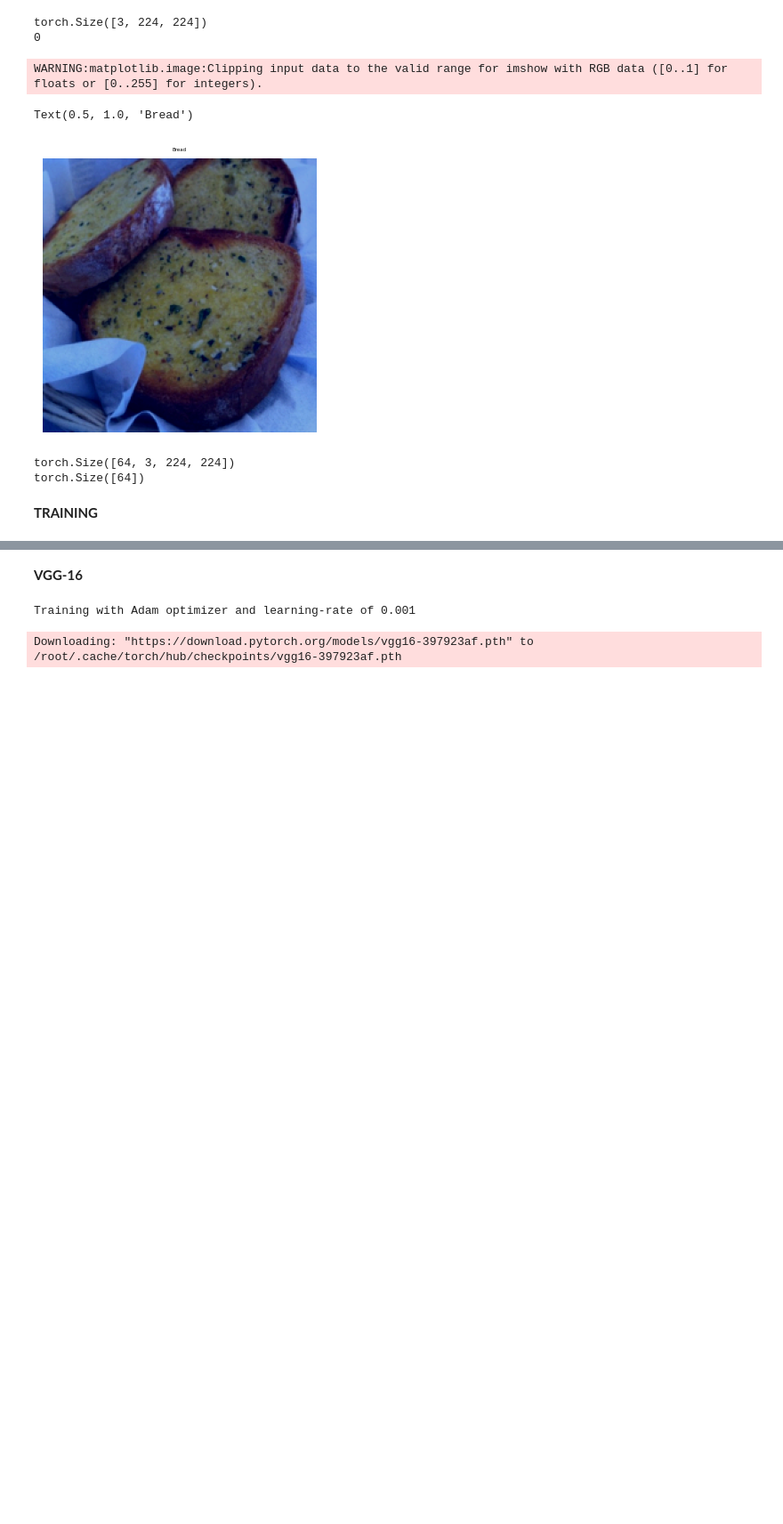
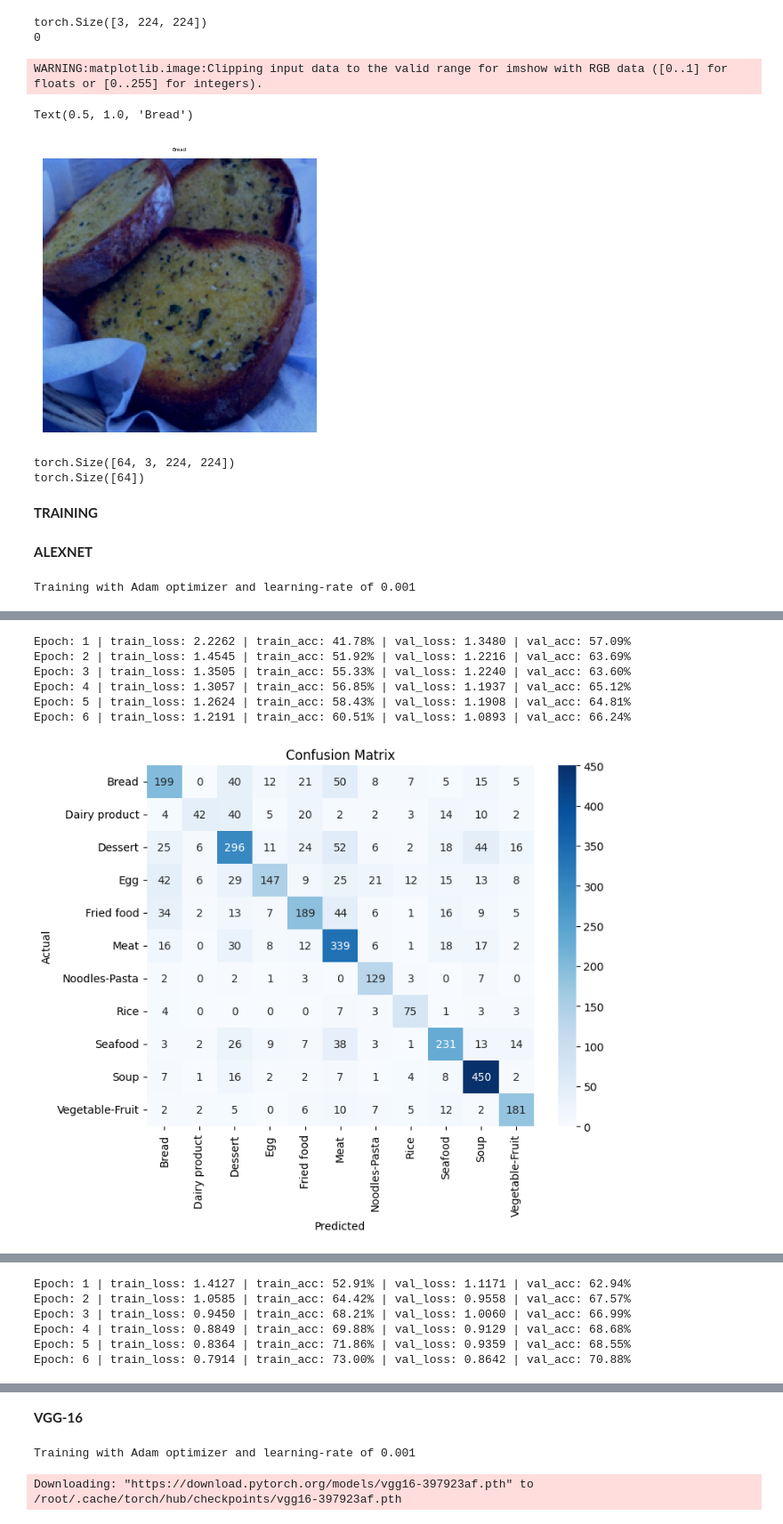
Before and after one commit to dasgauranga2/Deep-Learning-Fundamentals-Assignment-2, a Jupyter notebook: Assignment 2.ipynb, the cells around one changed output, grey strips where cells are left out. Shown at 89% size. Cells and saved outputs as stored; diff of their text form; code cells hidden in the pictures; blank space fills up the shorter version.

```diff
--- a/Assignment 2.ipynb
+++ b/Assignment 2.ipynb
@@ -225,6 +225,9 @@ def evaluate(model, dataloader, class_names):
     # calculate overall accuracy
     overall_accuracy = accuracy_score(all_labels, all_preds)
 
+    # calculate balanced accuracy
+    balanced_accuracy = balanced_accuracy_score(all_labels, all_preds)
+
     # calculate top-5 accuracy
     top5_correct = 0
     for i in range(len(all_labels)):
@@ -234,9 +237,6 @@ def evaluate(model, dataloader, class_names):
 
     # calculate per-class accuracy
     per_class_accuracy = cm.diagonal() / cm.sum(axis=1)
-
-    # # Calculate per-class recall
-    # per_class_recall = recall_score(all_labels, all_preds, average=None)
 
     # plot confusion matrix
     plt.figure(figsize=(8, 6))
@@ -249,13 +249,12 @@ def evaluate(model, dataloader, class_names):
     # print metrics
     print(f"Overall Accuracy: {overall_accuracy:.4f}")
     print(f"Top-5 Accuracy: {top5_accuracy:.4f}")
+    print(f"Balanced Accuracy: {balanced_accuracy:.4f}\n")
     print("\nPer-Class Accuracy:")
     for i, class_name in enumerate(class_names):
         print(f"{class_name}: {per_class_accuracy[i]:.4f}")
 
-    # print("\nPer-Class Recall:")
-    # for i, class_name in enumerate(class_names):
-    #     print(f"{class_name}: {per_class_recall[i]:.4f}")
+    return balanced_accuracy
 # %%
 # function to plot the loss and accuracy
 def plot_curves(results):
@@ -288,3 +287,5 @@ def plot_curves(results):
     plt.legend(loc='upper right')
     plt.tight_layout()
     plt.show()
+# %% [markdown]
+**ALEXNET**
@@ -290,0 +296,52 @@ def plot_curves(results):
+# %%
+for optim in [(torch.optim.Adam,"Adam"),(torch.optim.RMSprop,"RMSprop")]:
+    for lr in [0.001,0.0001]:
+        print(f"\nTraining with {optim[1]} optimizer and learning-rate of {lr}\n")
+
+        # get pretrained model weights
+        weights = torchvision.models.AlexNet_Weights.DEFAULT
+
+        # get pretrained model
+        model = torchvision.models.alexnet(weights=weights).to(device)
+
+        # freeze the convolutional layers of the model
+        for param in model.features.parameters():
+            param.requires_grad = False
+
+        # update the classifier of the model
+        # the output size of the layer should be same as the number of classes in the data
+        model.classifier = nn.Sequential(
+            nn.Dropout(p=0.5,inplace=False),
+            nn.Linear(9216,4096),
+            nn.ReLU(inplace=True),
+            nn.Dropout(p=0.5,inplace=False),
+            nn.Linear(4096,4096),
+            nn.ReLU(inplace=True),
+            nn.Linear(4096,len(train_data.classes))
+        ).to(device)
+
+        # loss function
+        criterion = nn.CrossEntropyLoss()
+
+        # optimizer
+        optimizer = optim[0](model.parameters(), lr=lr)
+
+        results[(optim[1],lr)] = {
+            "train_loss": [],
+            "val_loss": []
+        }
+
+        for epoch in tqdm(range(epochs)):
+            train_loss,train_acc = train(model,train_dataloader,criterion,optimizer)
+            val_loss,val_acc = test(model,val_dataloader,criterion)
+
+            print(f"Epoch: {epoch+1} | train_loss: {train_loss:.4f} | train_acc: {train_acc:.2f}% | val_loss: {val_loss:.4f} | val_acc: {val_acc:.2f}%")
+
+            # update the results dictionary
+            results[(optim[1],lr)]["train_loss"].append(train_loss)
+            results[(optim[1],lr)]["val_loss"].append(val_loss)
+
+        # evaluate the model on the validation set
+        evaluate(model, val_dataloader, class_names)
+# %% [output]
+Training with Adam optimizer and learning-rate of 0.001
@@ -290,0 +349,7 @@ def plot_curves(results):
+Epoch: 1 | train_loss: 2.2262 | train_acc: 41.78% | val_loss: 1.3480 | val_acc: 57.09%
+Epoch: 2 | train_loss: 1.4545 | train_acc: 51.92% | val_loss: 1.2216 | val_acc: 63.69%
+Epoch: 3 | train_loss: 1.3505 | train_acc: 55.33% | val_loss: 1.2240 | val_acc: 63.60%
+Epoch: 4 | train_loss: 1.3057 | train_acc: 56.85% | val_loss: 1.1937 | val_acc: 65.12%
+Epoch: 5 | train_loss: 1.2624 | train_acc: 58.43% | val_loss: 1.1908 | val_acc: 64.81%
+Epoch: 6 | train_loss: 1.2191 | train_acc: 60.51% | val_loss: 1.0893 | val_acc: 66.24%
+[figure, added]
@@ -290,0 +375,6 @@ def plot_curves(results):
+Epoch: 1 | train_loss: 1.4127 | train_acc: 52.91% | val_loss: 1.1171 | val_acc: 62.94%
+Epoch: 2 | train_loss: 1.0585 | train_acc: 64.42% | val_loss: 0.9558 | val_acc: 67.57%
+Epoch: 3 | train_loss: 0.9450 | train_acc: 68.21% | val_loss: 1.0060 | val_acc: 66.99%
+Epoch: 4 | train_loss: 0.8849 | train_acc: 69.88% | val_loss: 0.9129 | val_acc: 68.68%
+Epoch: 5 | train_loss: 0.8364 | train_acc: 71.86% | val_loss: 0.9359 | val_acc: 68.55%
+Epoch: 6 | train_loss: 0.7914 | train_acc: 73.00% | val_loss: 0.8642 | val_acc: 70.88%
```
Also changed, not shown: parts of 29 cells of this notebook.
